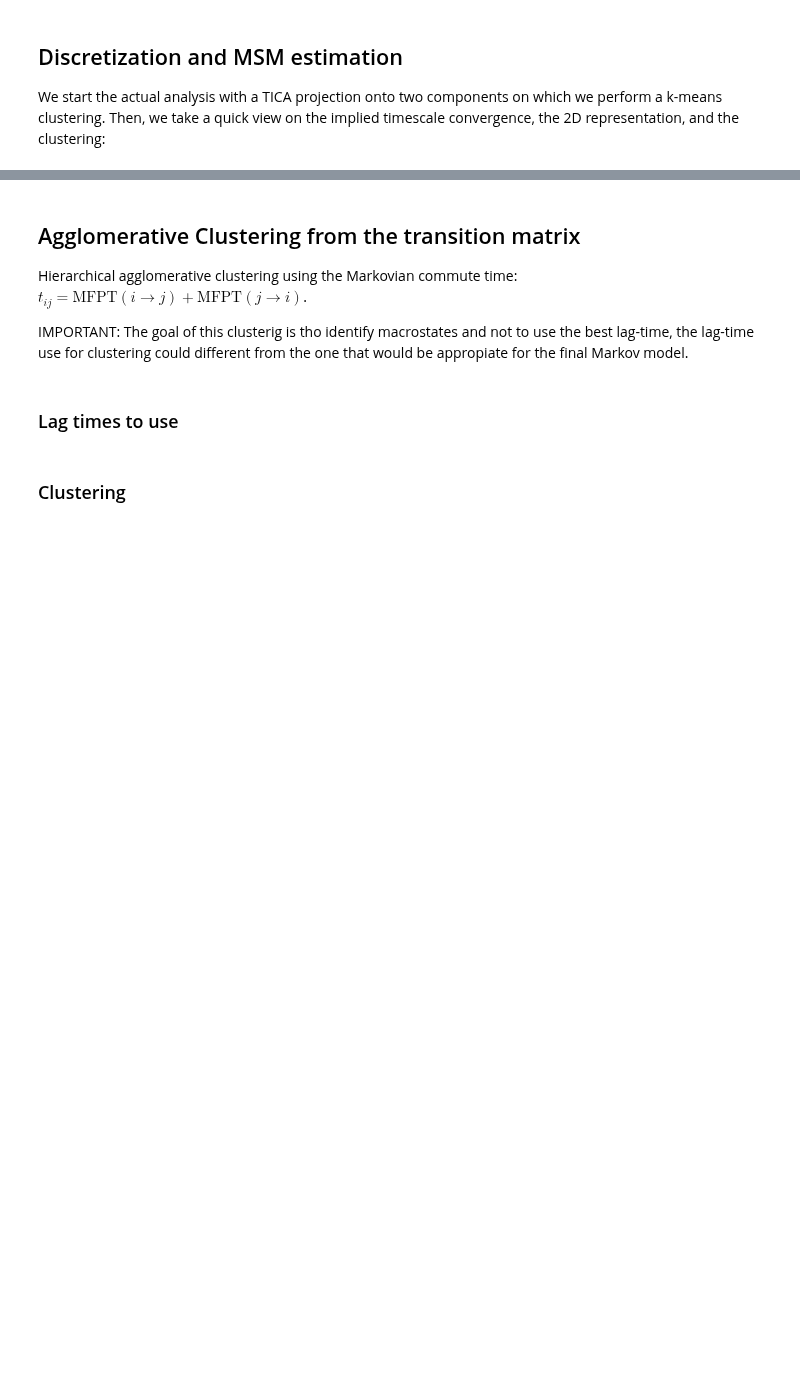
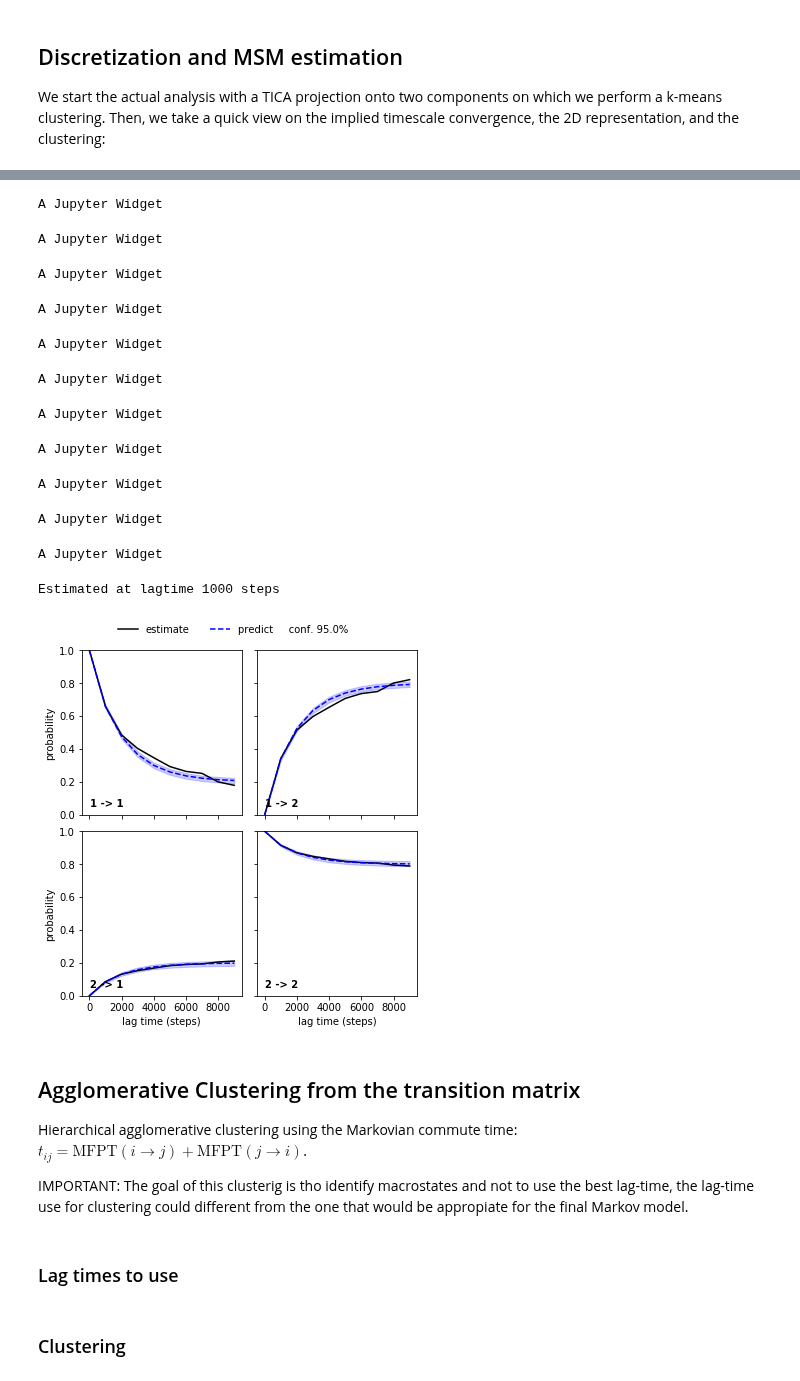
Before and after one commit to choderalab/msm-mfpt, a Jupyter notebook: models/Chignoling_FS_after_clustering.ipynb, the cells around one changed output, grey strips where cells are left out. Cells and saved outputs as stored; diff of their text form; code cells hidden in the pictures; blank space fills up the shorter version.

```diff
--- a/models/Chignoling_FS_after_clustering.ipynb
+++ b/models/Chignoling_FS_after_clustering.ipynb
@@ -188,0 +189,18 @@ A Jupyter Widget
+# %%
+lag = get_lagtime_from_array(lags, 0.2, dt=2.0E-4)[1]
+pyemma.plots.plot_cktest(pyemma.msm.bayesian_markov_model(cluster.dtrajs, lag=lag, dt_traj='0.0002 us').cktest(2))
+print('Estimated at lagtime %d steps' % lag)
+# %% [output]
+A Jupyter Widget
+A Jupyter Widget
+A Jupyter Widget
+A Jupyter Widget
+A Jupyter Widget
+A Jupyter Widget
+A Jupyter Widget
+A Jupyter Widget
+A Jupyter Widget
+A Jupyter Widget
+A Jupyter Widget
+Estimated at lagtime 1000 steps
+[figure, added]
```
Also changed, not shown: parts of 7 cells of this notebook, 2 other files.
